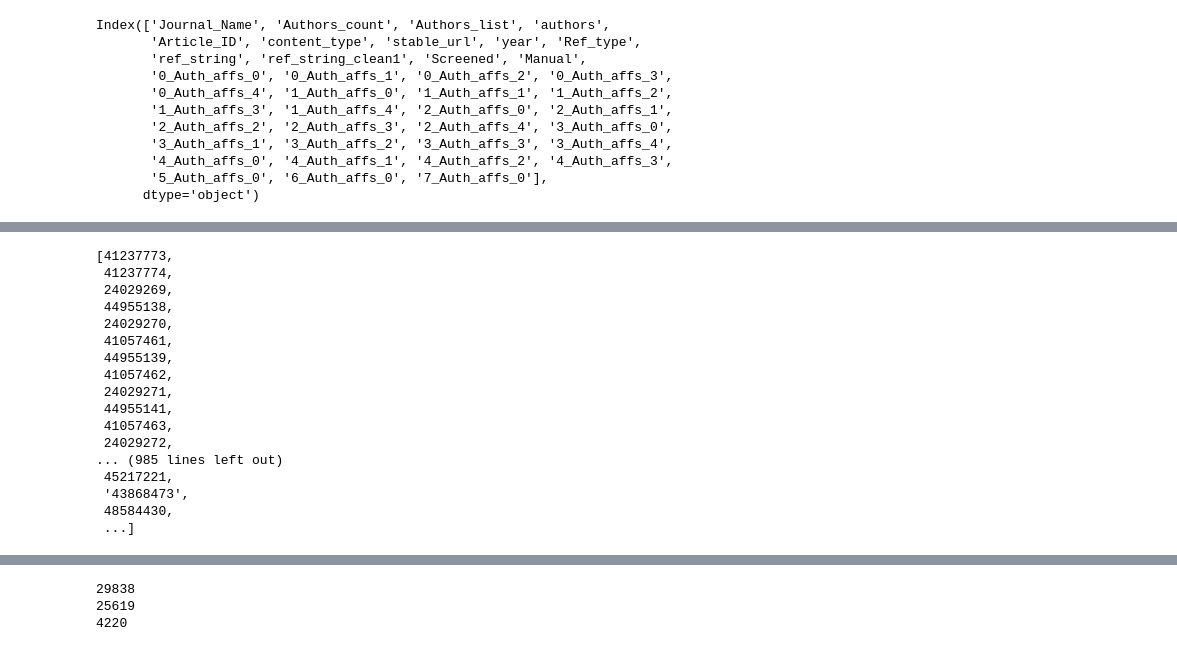
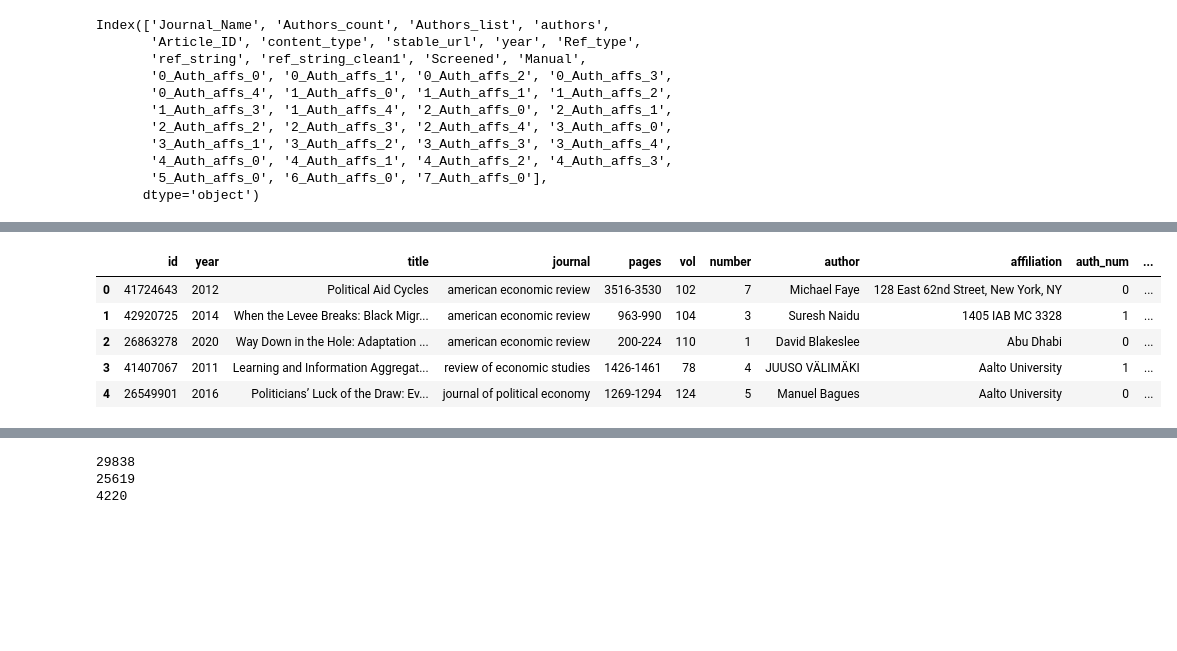
Before and after one commit to cogeorg/80YearsEconomicResearch, a Jupyter notebook: 020_author_names_recon/021_affiliation_restructure.ipynb, the cells around one changed output, grey strips where cells are left out. Drawn from its saved outputs; the diff is of its cells as text; code cells hidden in the pictures; blank space fills up the shorter version.

Commit message:
refactor: simplify affiliations consolidation file

```diff
--- a/020_author_names_recon/021_affiliation_restructure.ipynb
+++ b/020_author_names_recon/021_affiliation_restructure.ipynb
@@ -144,3 +178,12 @@ pre_2010_df.to_pickle(base_path+"Affiliations/aff_pre_2010.pkl")
+# %%
+post_2010_init.head()
+# %% [output]
+|  | id | year | title | journal | pages | vol | number | author | affiliation | auth_num | ... |
+| 0 | 41724643 | 2012 | Political Aid Cycles | american economic review | 3516-3530 | 102 | 7 | Michael Faye | 128 East 62nd Street, New York, NY | 0 | ... |
+| 1 | 42920725 | 2014 | When the Levee Breaks: Black Migr... | american economic review | 963-990 | 104 | 3 | Suresh Naidu | 1405 IAB MC 3328 | 1 | ... |
+| 2 | 26863278 | 2020 | Way Down in the Hole: Adaptation ... | american economic review | 200-224 | 110 | 1 | David Blakeslee | Abu Dhabi | 0 | ... |
+| 3 | 41407067 | 2011 | Learning and Information Aggregat... | review of economic studies | 1426-1461 | 78 | 4 | JUUSO VÄLIMÄKI | Aalto University | 1 | ... |
+| 4 | 26549901 | 2016 | Politicians’ Luck of the Draw: Ev... | journal of political economy | 1269-1294 | 124 | 5 | Manuel Bagues | Aalto University | 0 | ... |
 # %%
 post_2010_remnant=post_2010_remnant[['id', 'year', 'title', 'journal', 'pages', 'vol', 'number', 'author',
        'affiliation', 'auth_num', 'aff_num', 'aff_cleaner',
@@ -158,22 +228,2 @@ post_2010.to_pickle(base_path+"Affiliations/aff_post_2010.pkl")
 # %%
 combined=pd.concat([post_2010, pre_2010_df], axis=0).reset_index(drop=True)
-# %%
-list(combined["id"].unique())
-# %% [output]
-[41237773,
- 41237774,
- 24029269,
- 44955138,
- 24029270,
- 41057461,
- 44955139,
- 41057462,
- 24029271,
- 44955141,
- 41057463,
- 24029272,
-... (985 lines left out)
- 45217221,
- '43868473',
- 48584430,
- ...]
```
Also changed, not shown: parts of 55 cells of this notebook.
